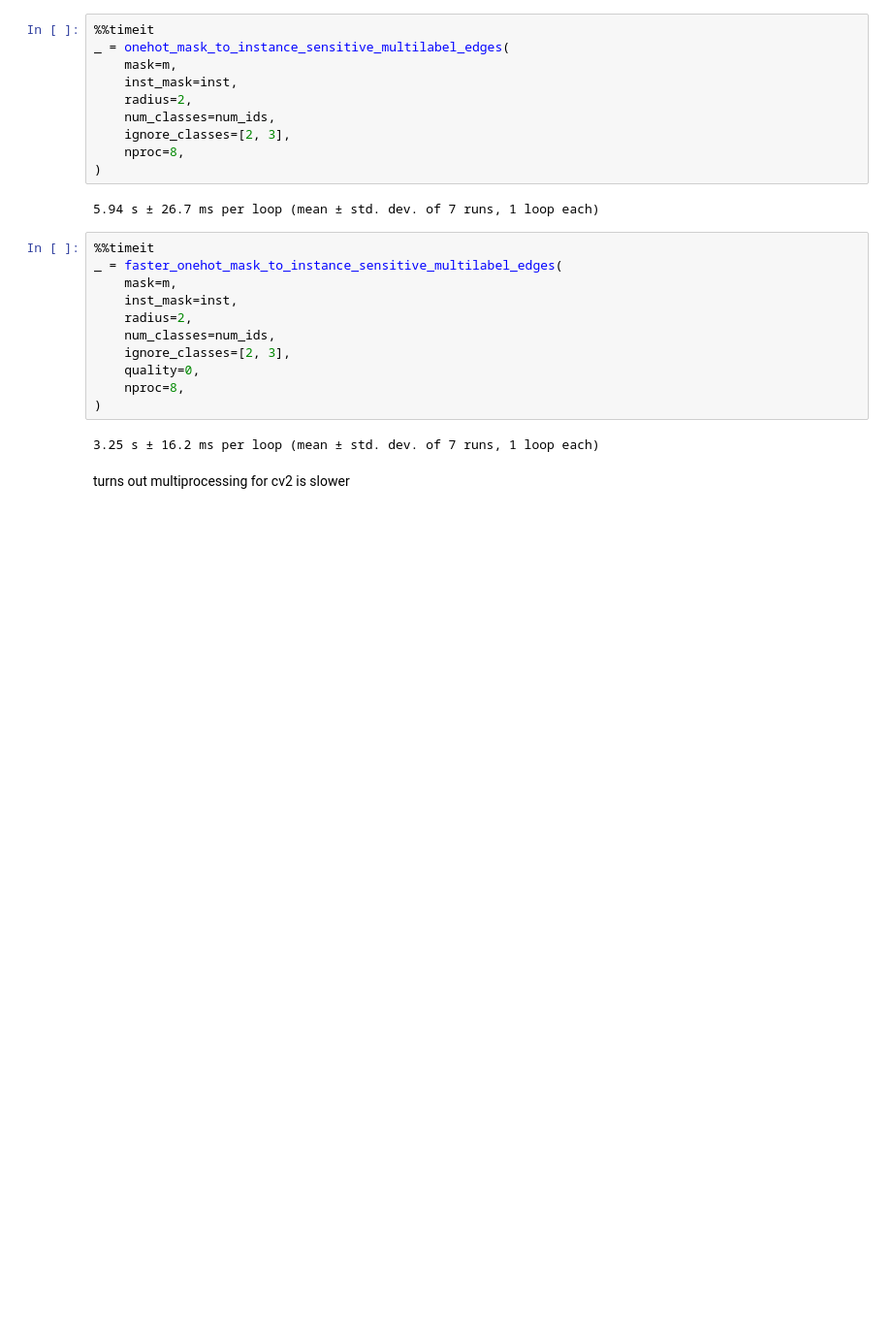
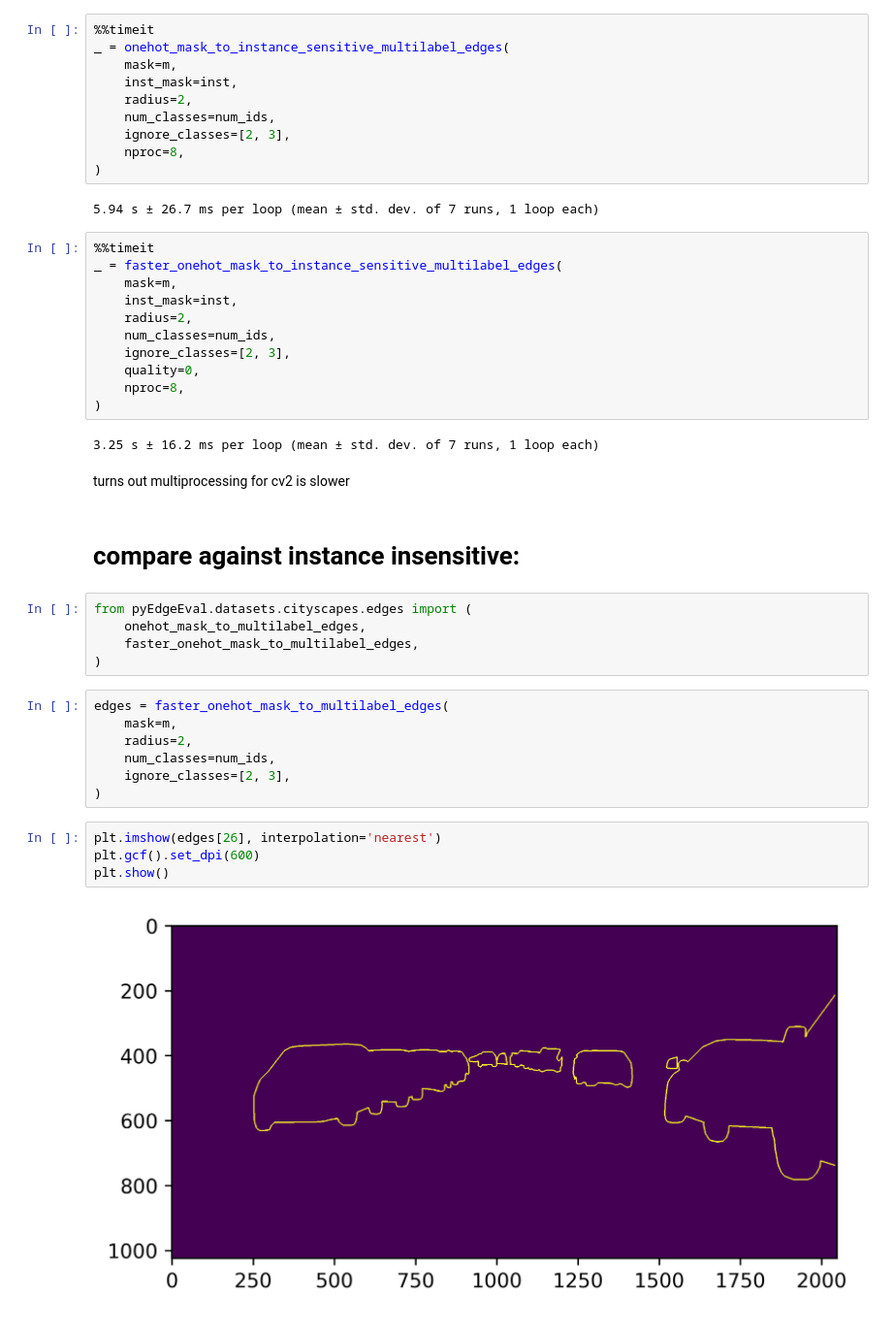
Before and after one commit to haruishi43/py-edge-eval, a Jupyter notebook: notebooks/test_cityscapes_dataset.ipynb, the cells around one changed output. Shown at 97% size. Cells and saved outputs as stored; diff of their text form; blank space fills up the shorter version.

Commit message:
instance-sensitive edges for cityscapes

```diff
--- a/notebooks/test_cityscapes_dataset.ipynb
+++ b/notebooks/test_cityscapes_dataset.ipynb
@@ -166,3 +166,23 @@ _ = faster_onehot_mask_to_instance_sensitive_multilabel_edges(
 3.25 s ± 16.2 ms per loop (mean ± std. dev. of 7 runs, 1 loop each)
 # %% [markdown]
 turns out multiprocessing for cv2 is slower
+# %% [markdown]
+# compare against instance insensitive:
+# %%
+from pyEdgeEval.datasets.cityscapes.edges import (
+    onehot_mask_to_multilabel_edges,
+    faster_onehot_mask_to_multilabel_edges,
+)
+# %%
+edges = faster_onehot_mask_to_multilabel_edges(
+    mask=m,
+    radius=2,
+    num_classes=num_ids,
+    ignore_classes=[2, 3],
+)
+# %%
+plt.imshow(edges[26], interpolation='nearest')
+plt.gcf().set_dpi(600)
+plt.show()
+# %% [output]
+[figure, added]
```
Also changed, not shown: parts of 3 cells of this notebook, 7 other files.
